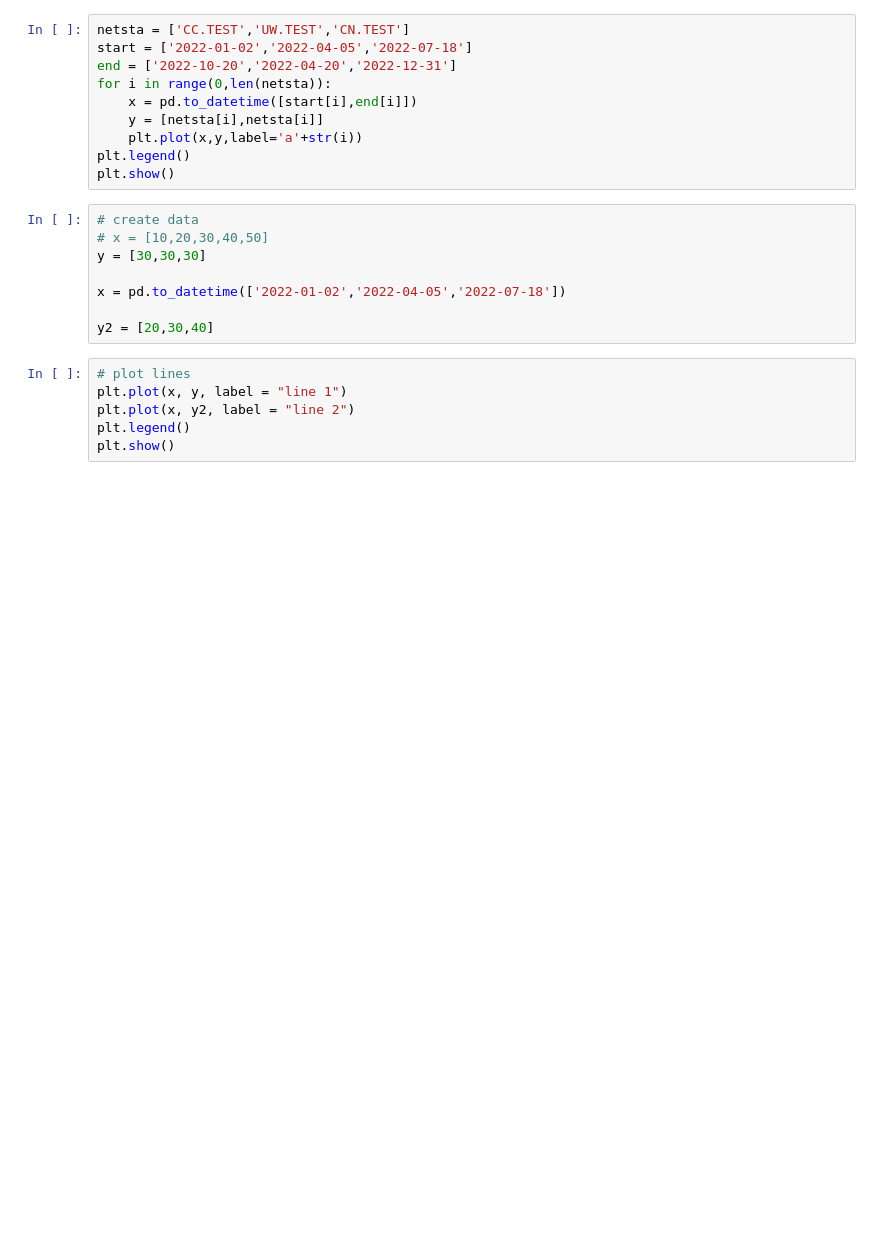
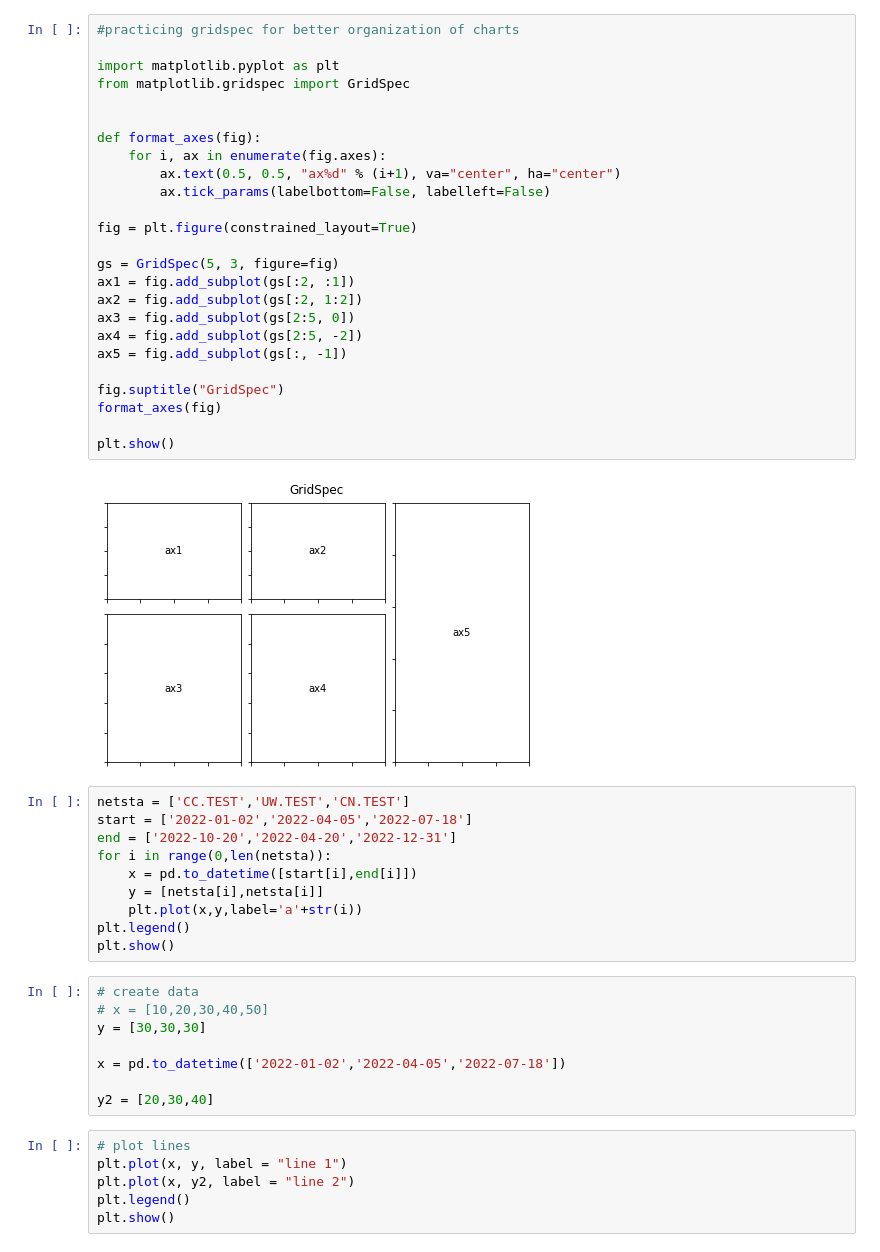
Before and after one commit to Denolle-Lab/expand_redpy, a Jupyter notebook: notebooks/bias_plot.ipynb, the cells around one changed output. Drawn from its saved outputs; the diff is of its cells as text; blank space fills up the shorter version.

```diff
--- a/notebooks/bias_plot.ipynb
+++ b/notebooks/bias_plot.ipynb
@@ -72,3 +89,30 @@ for vv,v in enumerate(np.unique(volc_md['Volcano_Name'].values.tolist())):
+# %%
+#practicing gridspec for better organization of charts
+
+import matplotlib.pyplot as plt
+from matplotlib.gridspec import GridSpec
+
+
+def format_axes(fig):
+    for i, ax in enumerate(fig.axes):
+        ax.text(0.5, 0.5, "ax%d" % (i+1), va="center", ha="center")
+        ax.tick_params(labelbottom=False, labelleft=False)
+
+fig = plt.figure(constrained_layout=True)
+
+gs = GridSpec(5, 3, figure=fig)
+ax1 = fig.add_subplot(gs[:2, :1])
+ax2 = fig.add_subplot(gs[:2, 1:2])
+ax3 = fig.add_subplot(gs[2:5, 0])
+ax4 = fig.add_subplot(gs[2:5, -2])
+ax5 = fig.add_subplot(gs[:, -1])
+
+fig.suptitle("GridSpec")
+format_axes(fig)
+
+plt.show()
+# %% [output]
+[figure, added]
 # %%
 netsta = ['CC.TEST','UW.TEST','CN.TEST']
 start = ['2022-01-02','2022-04-05','2022-07-18']
```
Also changed, not shown: parts of 4 cells of this notebook, 3 other files.
